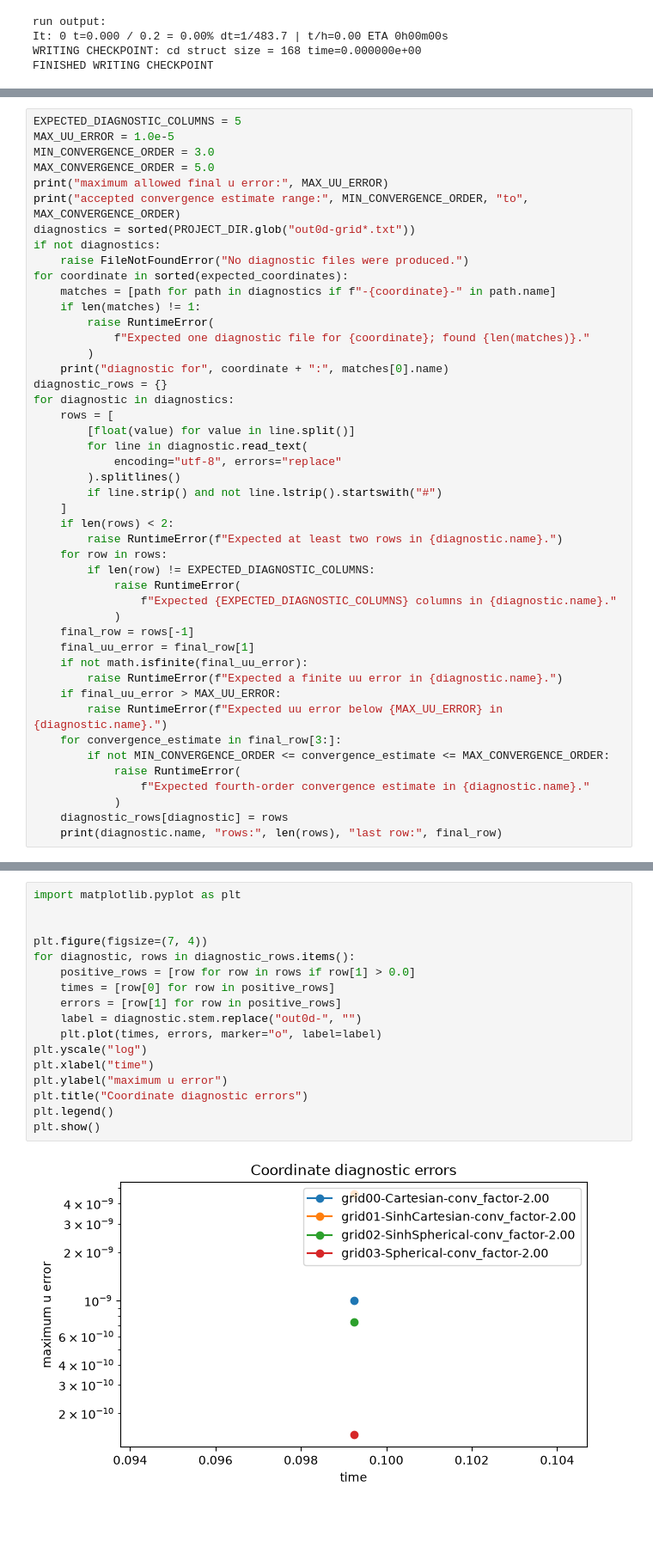
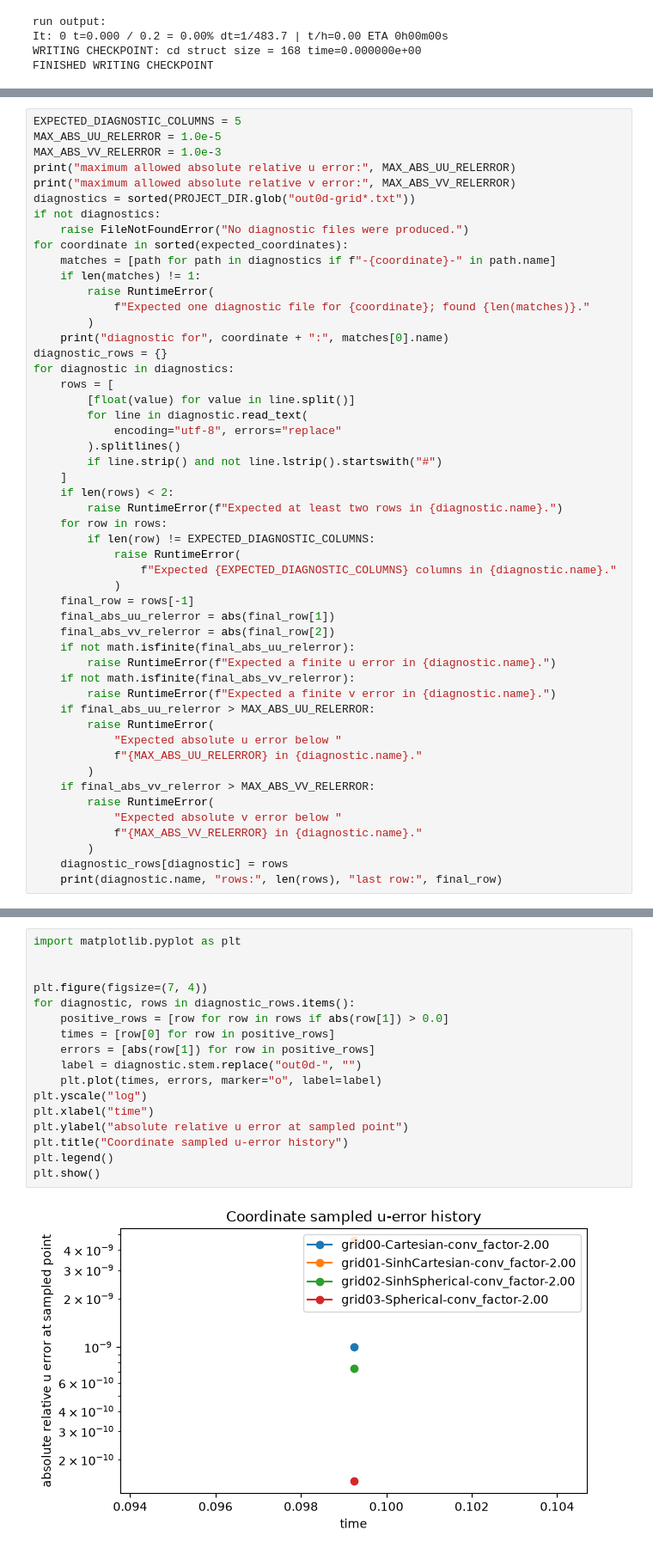
Before and after one commit to nrpy/tutorial, a Jupyter notebook: 3-wave_equation/wave_equation_multicoordinates.ipynb, the cells around one changed output, grey strips where cells are left out. Shown at 86% size. Drawn from its saved outputs; the diff is of its cells as text; blank space fills up the shorter version.

```diff
--- a/3-wave_equation/wave_equation_multicoordinates.ipynb
+++ b/3-wave_equation/wave_equation_multicoordinates.ipynb
@@ -368,10 +390,9 @@ maximum `u` error, maximum `v` error, and two convergence estimates.
 # %%
 EXPECTED_DIAGNOSTIC_COLUMNS = 5
-MAX_UU_ERROR = 1.0e-5
-MIN_CONVERGENCE_ORDER = 3.0
-MAX_CONVERGENCE_ORDER = 5.0
-print("maximum allowed final u error:", MAX_UU_ERROR)
-print("accepted convergence estimate range:", MIN_CONVERGENCE_ORDER, "to", MAX_CONVERGENCE_ORDER)
+MAX_ABS_UU_RELERROR = 1.0e-5
+MAX_ABS_VV_RELERROR = 1.0e-3
+print("maximum allowed absolute relative u error:", MAX_ABS_UU_RELERROR)
+print("maximum allowed absolute relative v error:", MAX_ABS_VV_RELERROR)
 diagnostics = sorted(PROJECT_DIR.glob("out0d-grid*.txt"))
 if not diagnostics:
     raise FileNotFoundError("No diagnostic files were produced.")
@@ -399,16 +420,22 @@ for diagnostic in diagnostics:
                 f"Expected {EXPECTED_DIAGNOSTIC_COLUMNS} columns in {diagnostic.name}."
             )
     final_row = rows[-1]
-    final_uu_error = final_row[1]
-    if not math.isfinite(final_uu_error):
-        raise RuntimeError(f"Expected a finite uu error in {diagnostic.name}.")
-    if final_uu_error > MAX_UU_ERROR:
-        raise RuntimeError(f"Expected uu error below {MAX_UU_ERROR} in {diagnostic.name}.")
-    for convergence_estimate in final_row[3:]:
-        if not MIN_CONVERGENCE_ORDER <= convergence_estimate <= MAX_CONVERGENCE_ORDER:
-            raise RuntimeError(
-                f"Expected fourth-order convergence estimate in {diagnostic.name}."
-            )
+    final_abs_uu_relerror = abs(final_row[1])
+    final_abs_vv_relerror = abs(final_row[2])
+    if not math.isfinite(final_abs_uu_relerror):
+        raise RuntimeError(f"Expected a finite u error in {diagnostic.name}.")
+    if not math.isfinite(final_abs_vv_relerror):
+        raise RuntimeError(f"Expected a finite v error in {diagnostic.name}.")
+    if final_abs_uu_relerror > MAX_ABS_UU_RELERROR:
+        raise RuntimeError(
+            "Expected absolute u error below "
+            f"{MAX_ABS_UU_RELERROR} in {diagnostic.name}."
+        )
+    if final_abs_vv_relerror > MAX_ABS_VV_RELERROR:
+        raise RuntimeError(
+            "Expected absolute v error below "
+            f"{MAX_ABS_VV_RELERROR} in {diagnostic.name}."
+        )
     diagnostic_rows[diagnostic] = rows
     print(diagnostic.name, "rows:", len(rows), "last row:", final_row)
 # %% [output]
@@ -430,22 +458,22 @@ makes the comparison about numerical behavior, not just file names.
 # %%
 import matplotlib.pyplot as plt
 
 
 plt.figure(figsize=(7, 4))
 for diagnostic, rows in diagnostic_rows.items():
-    positive_rows = [row for row in rows if row[1] > 0.0]
+    positive_rows = [row for row in rows if abs(row[1]) > 0.0]
     times = [row[0] for row in positive_rows]
-    errors = [row[1] for row in positive_rows]
+    errors = [abs(row[1]) for row in positive_rows]
     label = diagnostic.stem.replace("out0d-", "")
     plt.plot(times, errors, marker="o", label=label)
 plt.yscale("log")
 plt.xlabel("time")
-plt.ylabel("maximum u error")
-plt.title("Coordinate diagnostic errors")
+plt.ylabel("absolute relative u error at sampled point")
+plt.title("Coordinate sampled u-error history")
 plt.legend()
 plt.show()
 # %% [output]
-[figure, old version]
+[figure, new version]
 # %% [markdown]
 The coordinate directories and runtime parameter file show one generated
 project carrying several coordinate systems. The diagnostics demonstrate that
```
Also changed, not shown: parts of 20 cells of this notebook, 34 other files.
